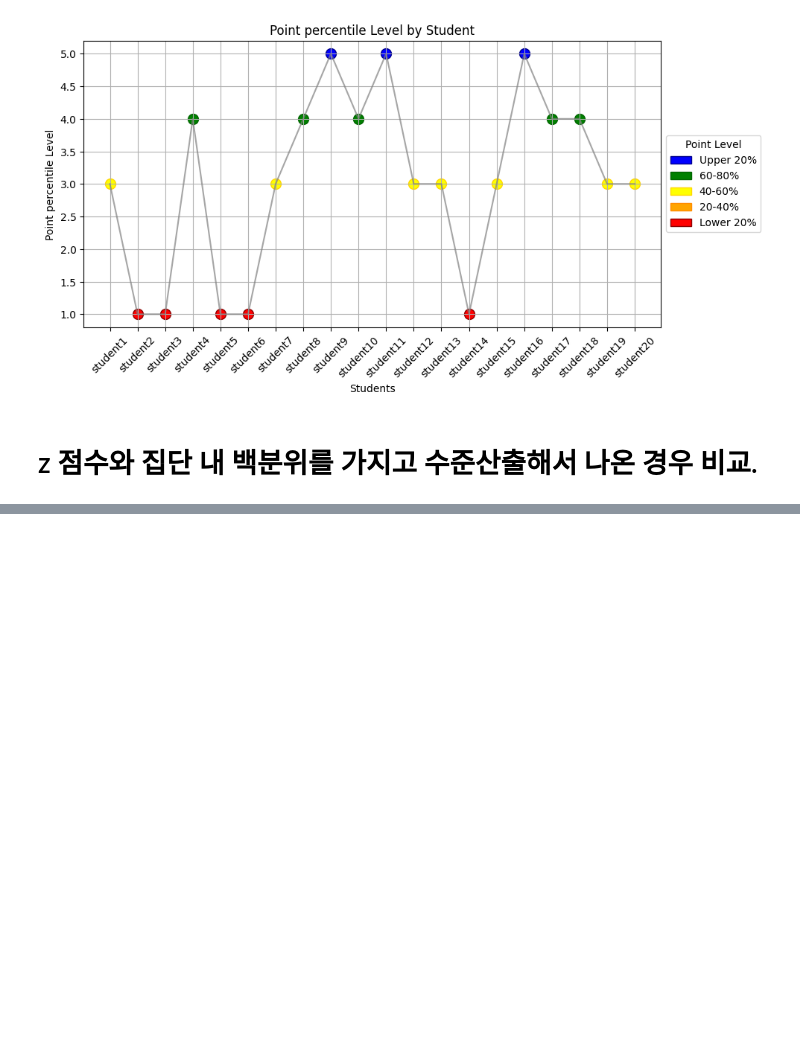
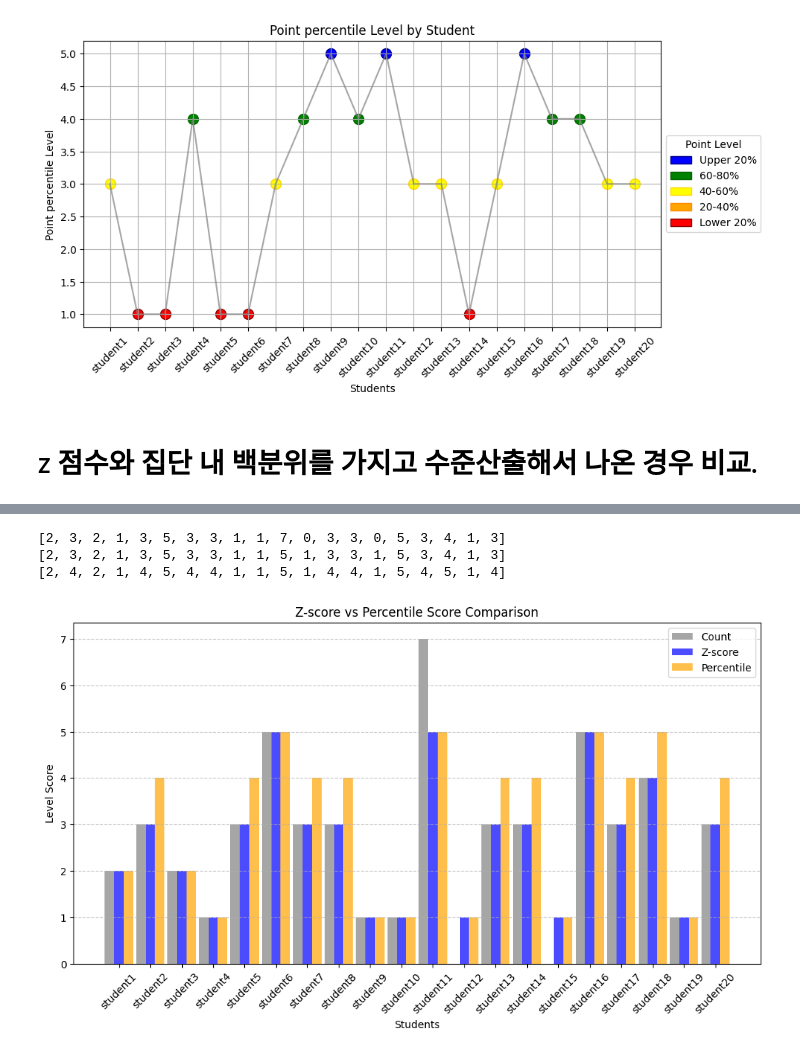
Before and after one commit to Byumin/peer, a Jupyter notebook: standard.ipynb, the cells around one changed output, grey strips where cells are left out. Cells and saved outputs as stored; diff of their text form; code cells hidden in the pictures; blank space fills up the shorter version.

```diff
--- a/standard.ipynb
+++ b/standard.ipynb
@@ -570,0 +500,43 @@ plt.show()
+# %%
+print(count)
+print(scores_z)
+print(scores_per)
+# %% [output]
+[2, 3, 2, 1, 3, 5, 3, 3, 1, 1, 7, 0, 3, 3, 0, 5, 3, 4, 1, 3]
+[2, 3, 2, 1, 3, 5, 3, 3, 1, 1, 5, 1, 3, 3, 1, 5, 3, 4, 1, 3]
+[2, 4, 2, 1, 4, 5, 4, 4, 1, 1, 5, 1, 4, 4, 1, 5, 4, 5, 1, 4]
+# %%
+# 학생 목록 생성
+students = [f"student{i+1}" for i in range(len(count))]
+
+# 데이터프레임 생성
+df = pd.DataFrame({'Student': students, 'Count': count, 'Z-score': scores_z, 'Percentile': scores_per})
+
+bar_width = 0.3  # 막대 너비 설정
+index = np.arange(len(students))  # X축 인덱스
+
+# 막대그래프 생성 (Z-score vs Percentile 비교)
+fig, ax = plt.subplots(figsize=(12, 6))
+
+# Count 막대 (회색)
+bars3 = ax.bar(index - bar_width, df['Count'], bar_width, label="Count", color='gray', alpha=0.7)
+
+# Z-score 막대
+bars1 = ax.bar(index, df['Z-score'], bar_width, label="Z-score", color='blue', alpha=0.7)
+
+# Percentile 막대
+bars2 = ax.bar(index + bar_width, df['Percentile'], bar_width, label="Percentile", color='orange', alpha=0.7)
+
+# X축 설정
+ax.set_xlabel("Students")
+ax.set_ylabel("Level Score")
+ax.set_title("Z-score vs Percentile Score Comparison")
+ax.set_xticks(index)
+ax.set_xticklabels(students, rotation=45)
+ax.legend()
+
+# 그래프 출력
+plt.grid(axis='y', linestyle='--', alpha=0.7)
+plt.show()
+# %% [output]
+[figure, added]
```
Also changed, not shown: parts of 9 cells of this notebook.
